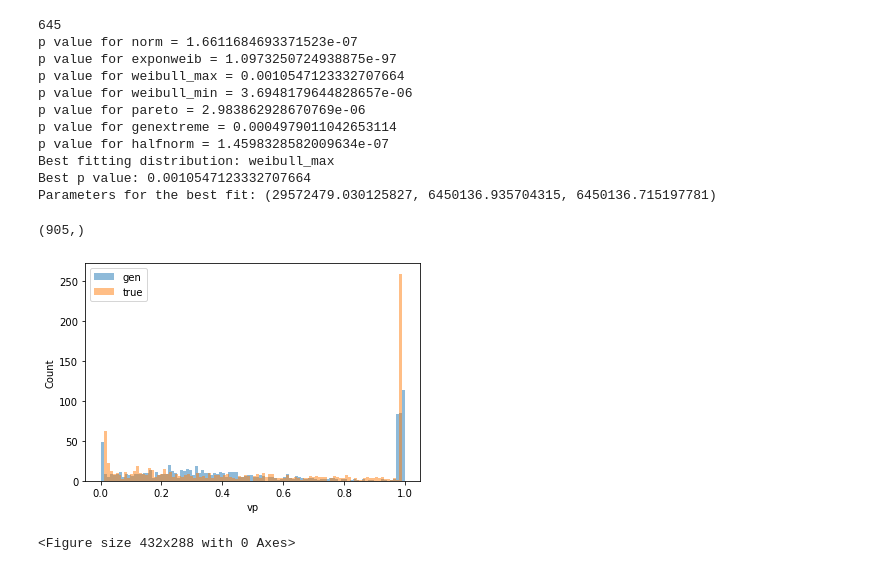
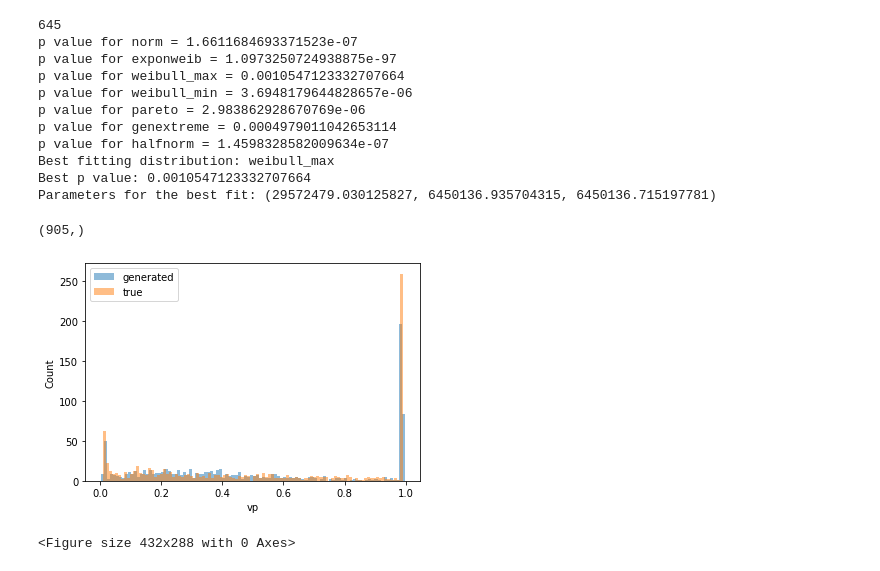
Before and after one commit to Michael-McLaren/MRI_ML, a Jupyter notebook: creating_synthetic_data.ipynb, the cells around one changed output. Drawn from its saved outputs; the diff is of its cells as text; code cells hidden in the pictures.

```diff
--- a/creating_synthetic_data.ipynb
+++ b/creating_synthetic_data.ipynb
@@ -191,35 +189,37 @@ Parameters for the best fit: (29572479.030125827, 6450136.935704315, 6450136.715
 def vp_distrubition(num):
     params = (29572479.030125827, 6450136.935704315, 6450136.715197781)
     p = 0.287
     endnum = int(p*num)
-    end = np.random.uniform(low = 0.97, high= 1.0, size = endnum)
+    end = np.random.uniform(low = 0.98, high= 0.99, size = endnum)
 
     dist_num = num - endnum
     gen_data_vp = st.weibull_max.rvs(params[0], params[1], params[2], size=dist_num)
     gen_data_vp = np.array(gen_data_vp)
 
     true_dist = np.concatenate((gen_data_vp, end), axis=None)
     print(true_dist.shape)
     true_dist[true_dist > 1] = 0.99
-    true_dist[true_dist < 0] = 0.01
+    true_dist[true_dist < 0] = 0.011
 
 
 
     return true_dist
 
 
 
 
 dist = vp_distrubition(vp_list_uterus.size)
 
-plt.hist(dist,alpha = 0.5, bins = 100, label = 'gen')
+plt.hist(dist,alpha = 0.5, bins = 100, label = 'generated')
 plt.hist(vp_list_uterus,alpha = 0.5, bins = 100, label = 'true')
 plt.xlabel('vp')
 plt.ylabel('Count')
 plt.legend()
+plt.savefig('plots/vp_dist')
+
 plt.show()
 plt.clf()
 # %% [output]
 (905,)
-[figure, old version]
+[figure, new version]
 <Figure size 432x288 with 0 Axes>
```
Also changed, not shown: parts of 6 cells of this notebook, 4 other files.
